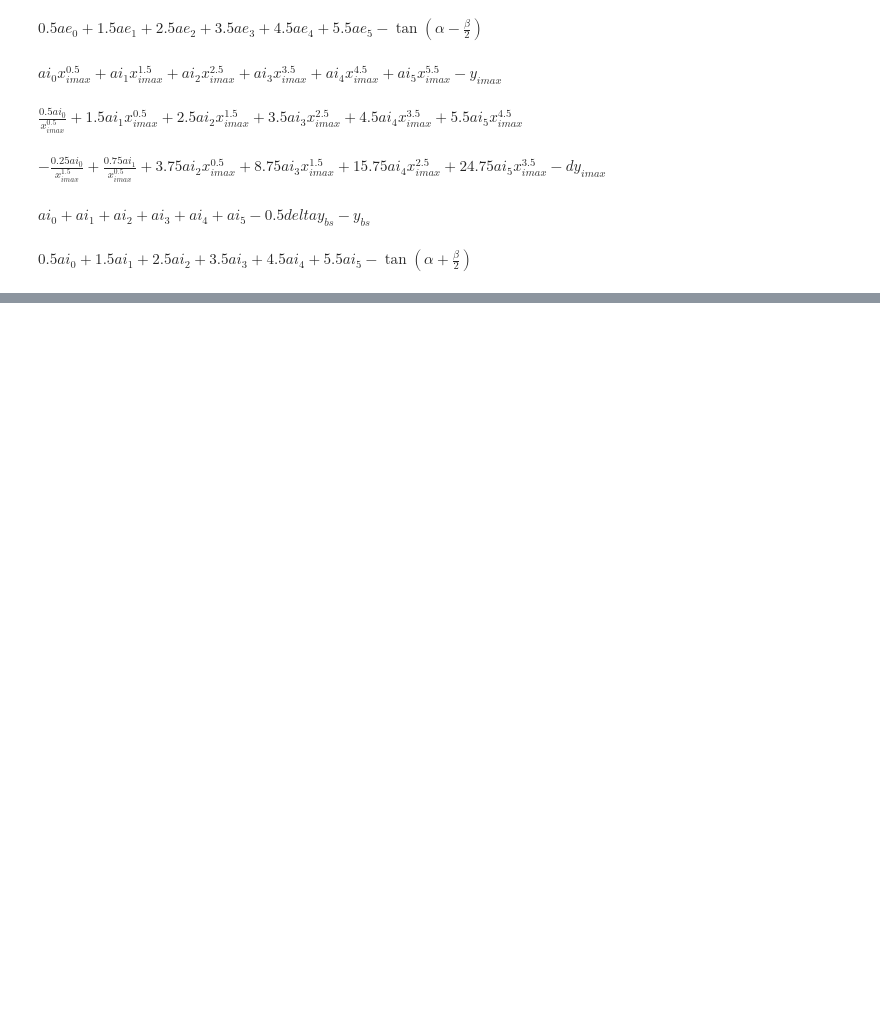
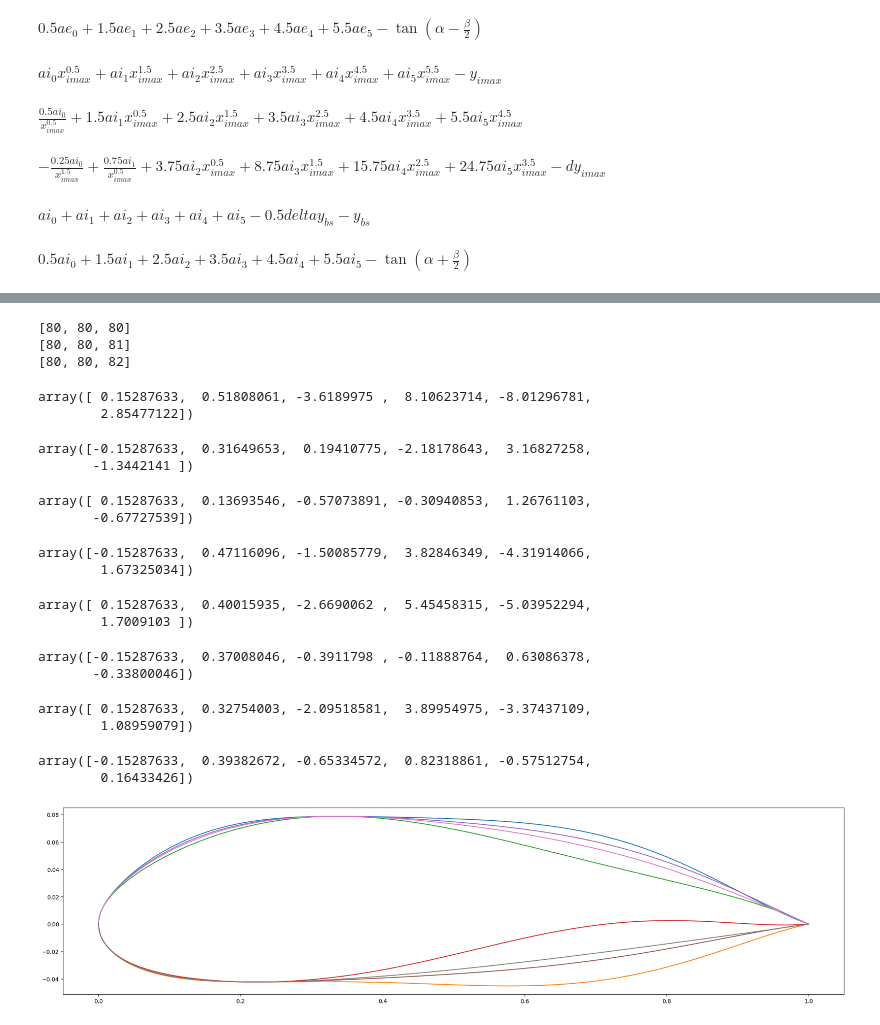
Before and after one commit to Kijoselo/opt_air, a Jupyter notebook: notebook simuacion.ipynb, the cells around one changed output, grey strips where cells are left out. Cells and saved outputs as stored; diff of their text form; code cells hidden in the pictures; blank space fills up the shorter version.

```diff
--- a/notebook simuacion.ipynb
+++ b/notebook simuacion.ipynb
@@ -252,0 +239,79 @@ for s in range(1,100):
+# %%
+def generate_combi():
+    for i in range(80, 120):
+        for j in range(80, 120):
+            for k in range(80, 120):
+                yield [i, j, k]
+
+gen = generate_combi()
+
+print(next(gen))
+print(next(gen))
+print(next(gen))
+# %% [output]
+[80, 80, 80]
+[80, 80, 81]
+[80, 80, 82]
+# %%
+def evalue_combi(i,j,k):
+    i, j, k = i / 100, j/100, k/100
+    sol[2]=solucion[2]*i
+    sol[3]=solucion[3]*j
+    sol[6]=solucion[6]*k
+    eq1=[1.0,0,0,0,0,0]
+    #extrados
+    eq2 =[pow(x_eemax, k-0.5) for k in range(1, 7)]
+    eq3=[(k-0.5)*pow(x_eemax, k-1.5) for k in range(1, 7)]
+    eq4=[(k-1.5)*(k-0.5)*pow(x_eemax, k-2.5) for k in range(1, 7)]
+    eq5=[1 for k in range(1, 7)]  #ybs+deltaybs esto tiene que ser 0 porque se encuentra la punta cerrada y conectada en el eje x
+    eq6=[(k-0.5) for k in range(1, 7)]
+    #intrados
+    eq7=[pow(x_imin, k-0.5) for k in range(1, 7)]
+    eq8=[(k-0.5)*pow(x_imin, k-1.5) for k in range(1, 7)]
+    eq9=[(k-1.5)*(k-0.5)*pow(x_imin, k-2.5) for k in range(1, 7)]
+    eq10=[1 for k in range(1, 7)] #ybs+deltaybs esto tiene que ser 0 porque se encuentra la punta cerrada y conectada en el eje x
+    eq11=[(k-0.5) for k in range(1, 7)]
+    eq12=[-1.0,0,0,0,0,0]
+
+    ve=[math.sqrt(2*sol[0]),sol[1],0,sol[2],0,math.tan((2*sol[3]-sol[5])/2)]
+    vi=[sol[4],0,sol[6],0,math.tan((2*sol[3]+sol[5])/2),math.sqrt(2*sol[0])]
+    Ae=[eq1,eq2,eq3,eq4,eq5,eq6]
+    Ai=[eq7,eq8,eq9,eq10,eq11,eq12]
+    vi
+    sole=np.linalg.solve(Ae,ve)
+    display(sole)
+    soli=np.linalg.solve(Ai,vi)
+    display(soli)
+    return(sole, soli)
+# %%
+def plot_combi(i,j,k):
+    sole,soli=evalue_combi(i,j,k)
+    x=np.arange(0,1.001,0.001)
+    fee = sum(sole[i]*x**(i + 0.5) for i in range(0, 6))
+    fii = sum(soli[i]*x**(i + 0.5) for i in range(0, 6))
+    plt.plot(x,fee)
+    plt.plot(x,fii)
+# %%
+plt.figure(figsize=(25,6))
+plot_combi(50,50,50,)
+plot_combi(150,150,150)
+plot_combi(80,120,85)
+plot_combi(100,100,100)
+# %% [output]
+array([ 0.15287633,  0.51808061, -3.6189975 ,  8.10623714, -8.01296781,
+        2.85477122])
+array([-0.15287633,  0.31649653,  0.19410775, -2.18178643,  3.16827258,
+       -1.3442141 ])
+array([ 0.15287633,  0.13693546, -0.57073891, -0.30940853,  1.26761103,
+       -0.67727539])
+array([-0.15287633,  0.47116096, -1.50085779,  3.82846349, -4.31914066,
+        1.67325034])
+array([ 0.15287633,  0.40015935, -2.6690062 ,  5.45458315, -5.03952294,
+        1.7009103 ])
+array([-0.15287633,  0.37008046, -0.3911798 , -0.11888764,  0.63086378,
+       -0.33800046])
+array([ 0.15287633,  0.32754003, -2.09518581,  3.89954975, -3.37437109,
+        1.08959079])
+array([-0.15287633,  0.39382672, -0.65334572,  0.82318861, -0.57512754,
+        0.16433426])
+[figure, added]
```
Also changed, not shown: parts of 12 cells of this notebook.
